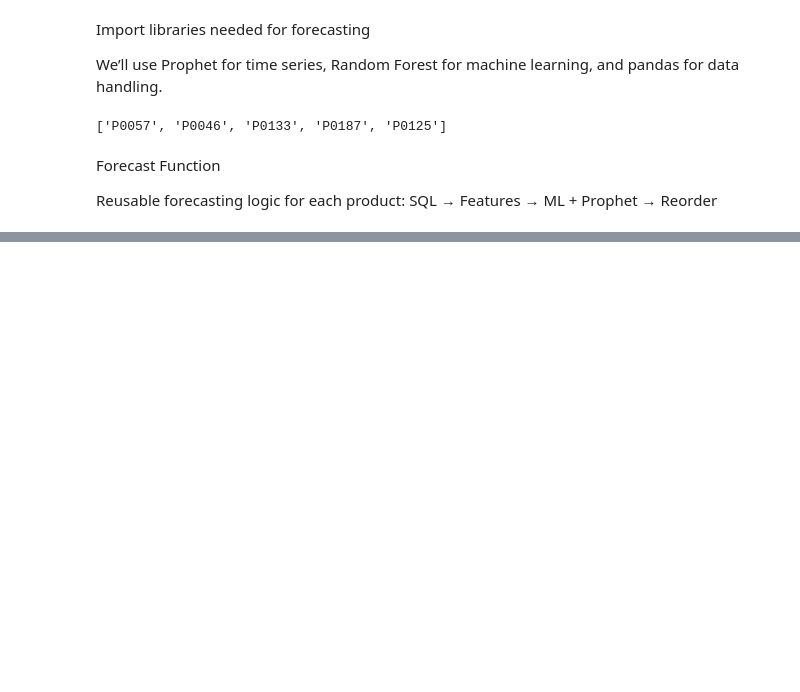
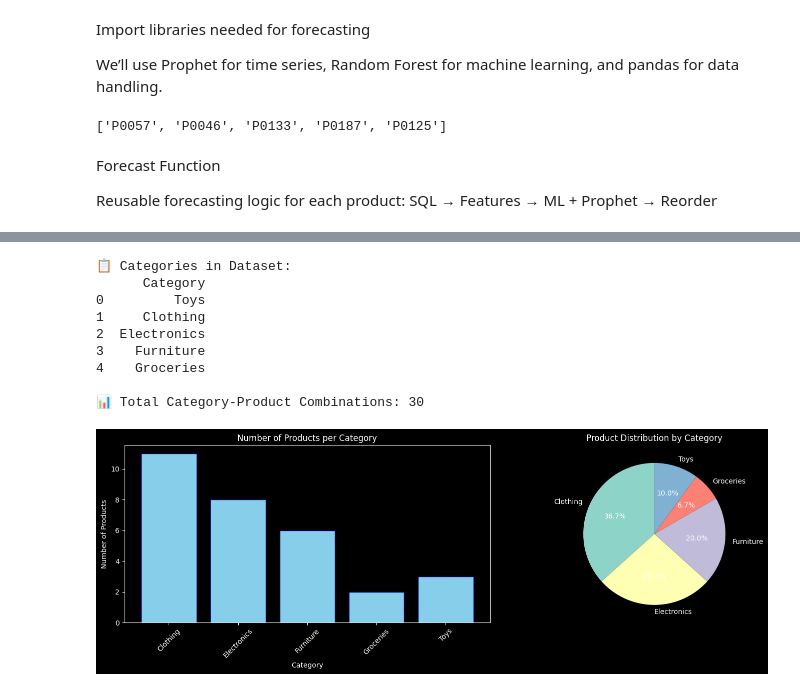
Before and after one commit to gnaneshgunda/Inventory_management, a Jupyter notebook: sql-task-2.ipynb, the cells around one changed output, grey strips where cells are left out. Saved outputs shown, nothing was run; the diff lists cells and outputs as text; code cells hidden in the pictures; blank space fills up the shorter version.

```diff
--- a/sql-task-2.ipynb
+++ b/sql-task-2.ipynb
@@ -601,0 +603,52 @@ Processing P0125...
+# %%
+# =====================================
+# 1. BASIC DATA EXPLORATION QUERIES
+# =====================================
+
+# Query 1A: Distinct Categories
+df_distinct_categories = pd.read_sql_query("""
+SELECT DISTINCT Category FROM InventoryData
+""", conn)
+
+# Query 1B: Distinct Category-Product combinations
+df_category_products = pd.read_sql_query("""
+SELECT DISTINCT Category, Product_ID
+FROM InventoryData
+ORDER BY Category, Product_ID
+""", conn)
+
+print("📋 Categories in Dataset:")
+print(df_distinct_categories)
+print(f"\n📊 Total Category-Product Combinations: {len(df_category_products)}")
+
+# Visualization: Product count by category
+import matplotlib.pyplot as plt
+import seaborn as sns
+
+fig, (ax1, ax2) = plt.subplots(1, 2, figsize=(15, 5))
+
+# Chart 1: Products per category
+category_counts = df_category_products.groupby('Category').size()
+ax1.bar(category_counts.index, category_counts.values, color='skyblue', edgecolor='navy')
+ax1.set_title('Number of Products per Category')
+ax1.set_xlabel('Category')
+ax1.set_ylabel('Number of Products')
+ax1.tick_params(axis='x', rotation=45)
+
+# Chart 2: Pie chart of category distribution
+ax2.pie(category_counts.values, labels=category_counts.index, autopct='%1.1f%%', startangle=90)
+ax2.set_title('Product Distribution by Category')
+
+plt.tight_layout()
+plt.show()
+# %% [output]
+📋 Categories in Dataset:
+      Category
+0         Toys
+1     Clothing
+2  Electronics
+3    Furniture
+4    Groceries
+
+📊 Total Category-Product Combinations: 30
+[figure, added]
```
Also changed, not shown: parts of 12 cells of this notebook, 1 other file.
